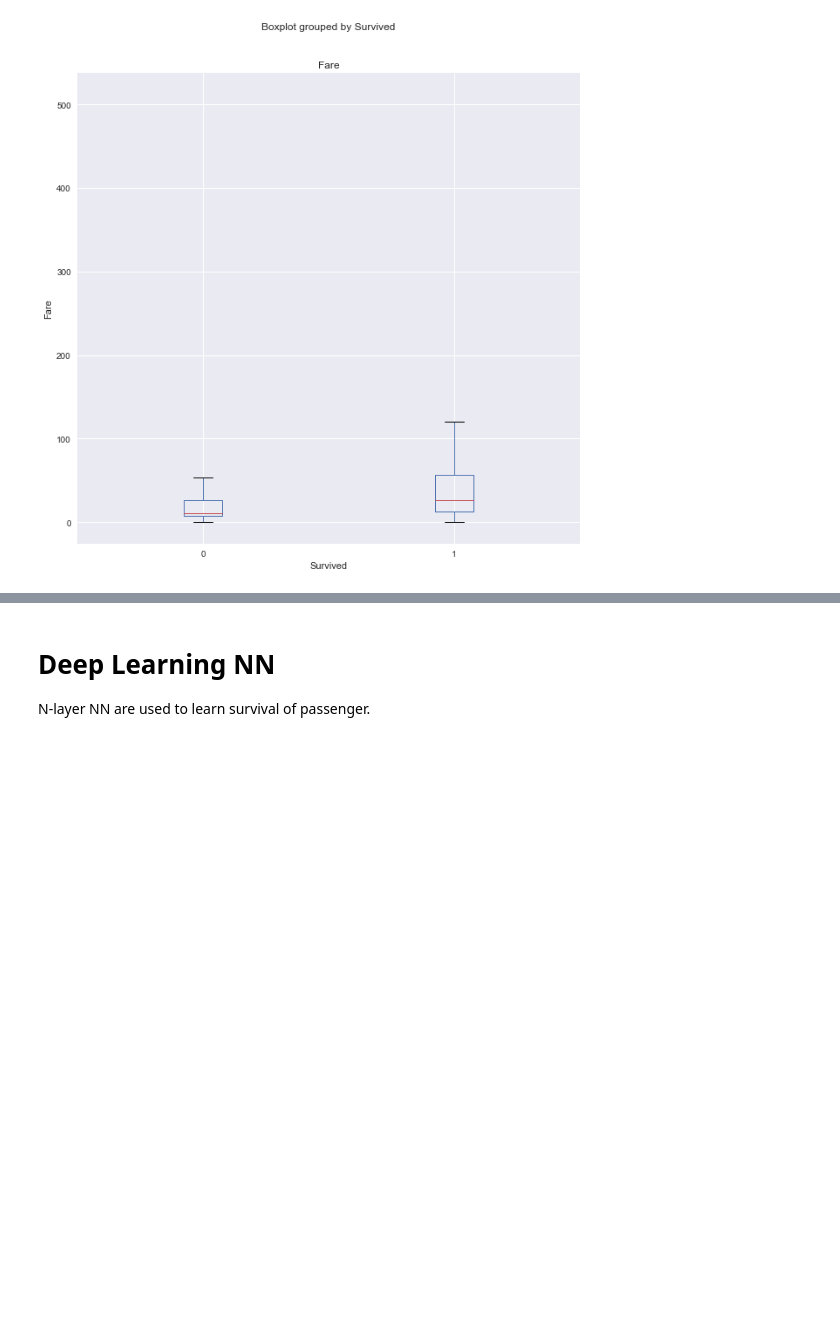
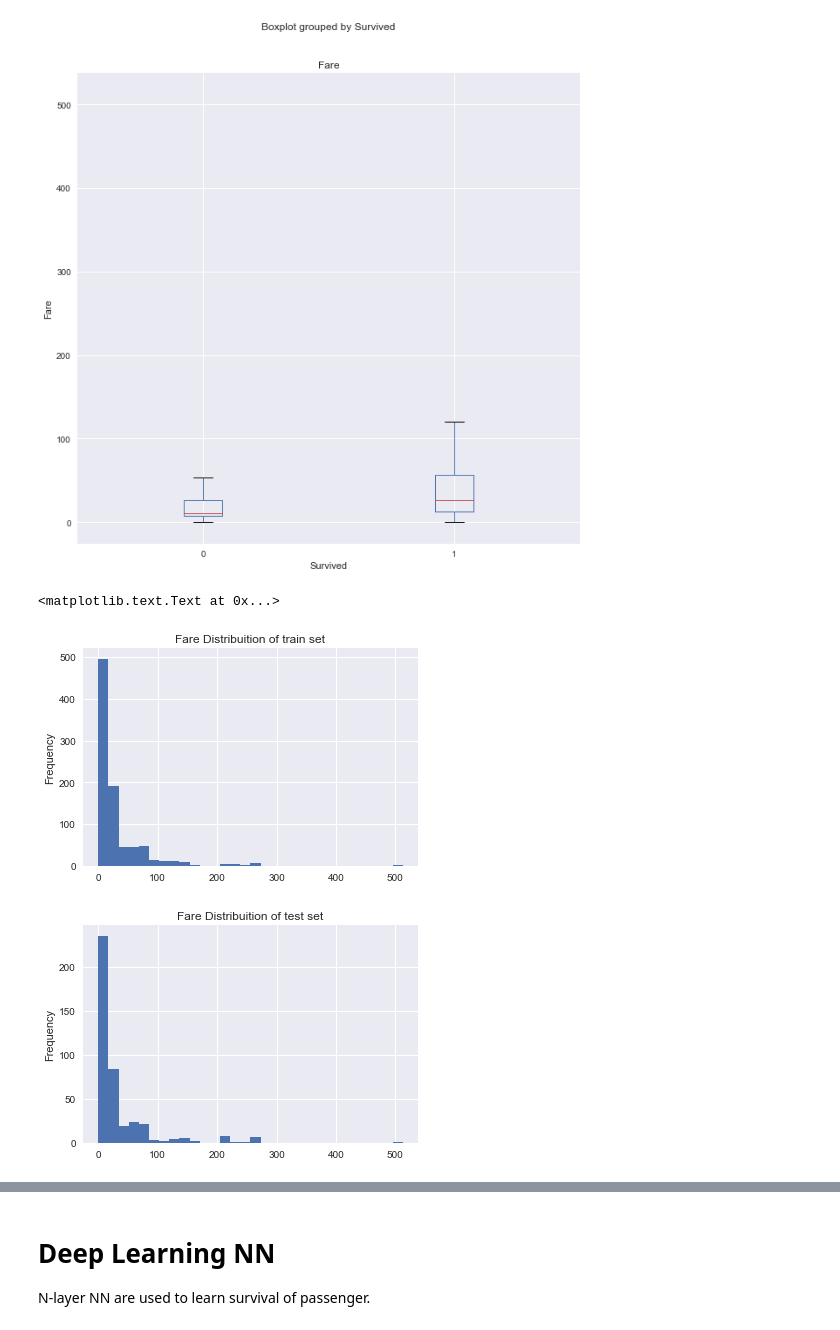
Before and after one commit to korntewin/TitanicSurvival, a Jupyter notebook: Visualization and TensorFlow.ipynb, the cells around one changed output, grey strips where cells are left out. Drawn from its saved outputs; the diff is of its cells as text; code cells hidden in the pictures; blank space fills up the shorter version.

```diff
--- a/Visualization and TensorFlow.ipynb
+++ b/Visualization and TensorFlow.ipynb
@@ -246,8 +246,6 @@ name_split = whole_train_set['Name'].map(lambda x: x.split(','))
 name_split_temp = name_split.map(lambda x: x[1].split('.'))
 train_abb_name = name_split_temp.map(lambda x: x[0])
 train_abb_name_unique = train_abb_name.unique()
-
-
 
 
 # for test set
@@ -259,16 +257,18 @@ test_abb_name_unique = test_abb_name.unique()
 # create convert dict
 dict_mr = {}
 for i, col in enumerate(train_abb_name_unique):
-    dict_mr[col] = i
+    dict_mr[col] = int(i)
 print(dict_mr)
 
 train_abb_name_numeric = train_abb_name.map(dict_mr)
 test_abb_name_numeric = test_abb_name.map(dict_mr)
 
 train_set['Name_Numeric'] = train_abb_name_numeric
+test_abb_name_numeric[test_abb_name_numeric.isnull()] = 0
+test_abb_name_numeric = test_abb_name_numeric.map(lambda x : int(x))
 test_set['Name_Numeric'] = test_abb_name_numeric
 
-print(train_set['Name_Numeric'])
+print(test_set['Name_Numeric'])
 # %% [output]
 {' Mr': 0, ' Mrs': 1, ' Miss': 2, ' Master': 3, ' Don': 4, ' Rev': 5, ' Dr': 6, ' Mme': 7, ' Ms': 8, ' Major': 9, ' Lady': 10, ' Sir': 11, ' Mlle': 12, ' Col': 13, ' Capt': 14, ' the Countess': 15, '  ...
 0      0
@@ -354,6 +354,20 @@ for col in col_interest:
 # %% [output]
 <matplotlib.figure.Figure at 0x...>
 [figure]
+# %%
+## Visualize histogram plot
+
+fig = plt.figure()
+train_set['Fare'].plot.hist(bins = 30)
+plt.title('Fare Distribuition of train set')
+
+fig = plt.figure()
+test_set['Fare'].plot.hist(bins = 30)
+plt.title('Fare Distribuition of test set')
+# %% [output]
+<matplotlib.text.Text at 0x...>
+[figure, added]
+[figure, added]
 # %%
 ## Visualize barplot group by survived
 
```
Also changed, not shown: parts of 26 cells of this notebook, 2 other files.
